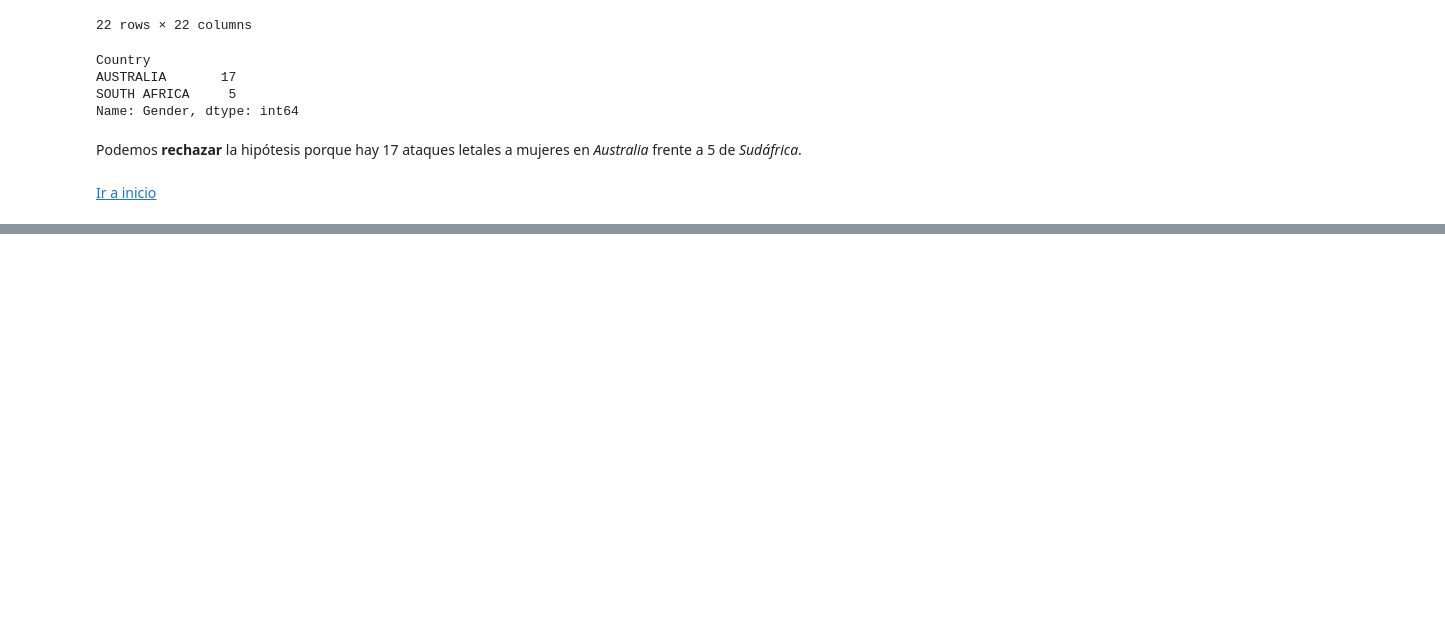
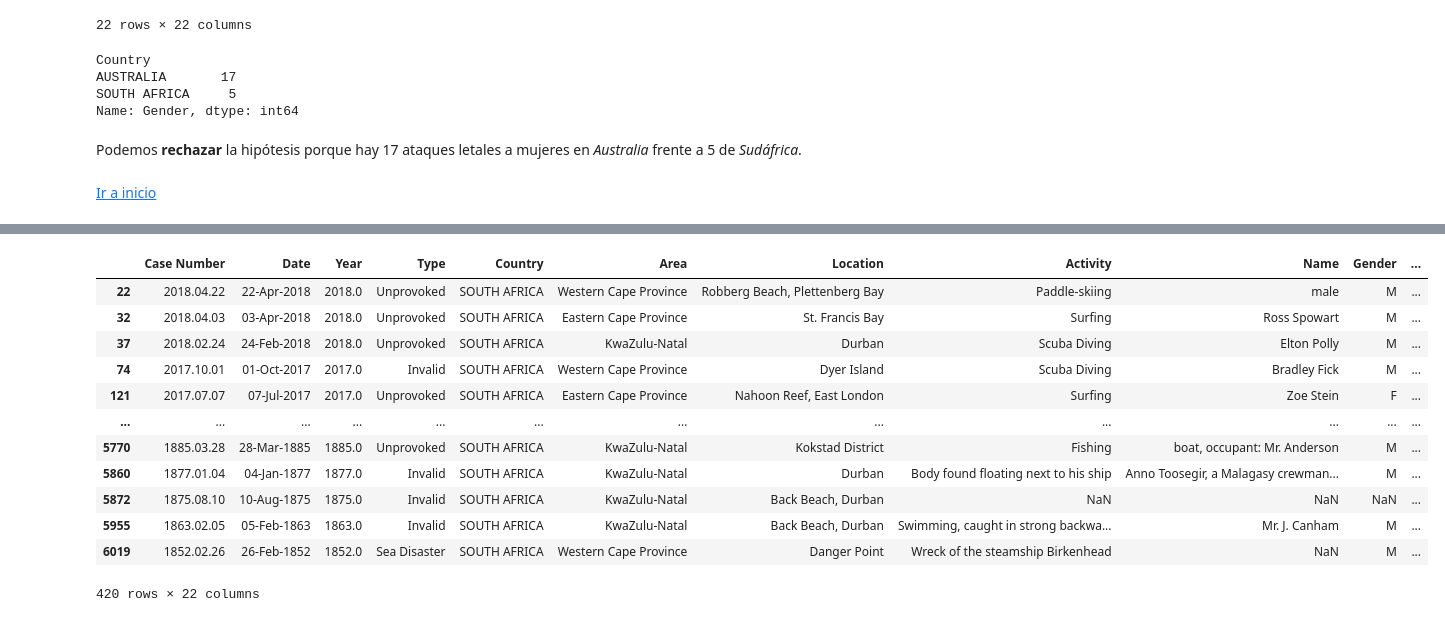
Before and after one commit to LuisARG/Sharks-mini-project, a Jupyter notebook: src/Sharks.ipynb, the cells around one changed output, grey strips where cells are left out. Saved outputs shown, nothing was run; the diff lists cells and outputs as text; code cells hidden in the pictures; blank space fills up the shorter version.

```diff
--- a/src/Sharks.ipynb
+++ b/src/Sharks.ipynb
@@ -1596,0 +1623,18 @@ Podemos **rechazar** la hipótesis porque hay 17 ataques letales a mujeres en *A
+# %%
+# Generar dataframe con observaciones de Sudáfrica
+sudafr_shark_attacks = shark_attacks_clean[(shark_attacks_clean['Country'] == 'SOUTH AFRICA') & sudafr_shark_attacks['Species'].notnull()]
+sudafr_shark_attacks
+# %% [output]
+|  | Case Number | Date | Year | Type | Country | Area | Location | Activity | Name | Gender | ... |
+| 22 | 2018.04.22 | 22-Apr-2018 | 2018.0 | Unprovoked | SOUTH AFRICA | Western Cape Province | Robberg Beach, Plettenberg Bay | Paddle-skiing | male | M | ... |
+| 32 | 2018.04.03 | 03-Apr-2018 | 2018.0 | Unprovoked | SOUTH AFRICA | Eastern Cape Province | St. Francis Bay | Surfing | Ross Spowart | M | ... |
+| 37 | 2018.02.24 | 24-Feb-2018 | 2018.0 | Unprovoked | SOUTH AFRICA | KwaZulu-Natal | Durban | Scuba Diving | Elton Polly | M | ... |
+| 74 | 2017.10.01 | 01-Oct-2017 | 2017.0 | Invalid | SOUTH AFRICA | Western Cape Province | Dyer Island | Scuba Diving | Bradley Fick | M | ... |
+| 121 | 2017.07.07 | 07-Jul-2017 | 2017.0 | Unprovoked | SOUTH AFRICA | Eastern Cape Province | Nahoon Reef, East London | Surfing | Zoe Stein | F | ... |
+| ... | ... | ... | ... | ... | ... | ... | ... | ... | ... | ... | ... |
+| 5770 | 1885.03.28 | 28-Mar-1885 | 1885.0 | Unprovoked | SOUTH AFRICA | KwaZulu-Natal | Kokstad District | Fishing | boat, occupant: Mr. Anderson | M | ... |
+| 5860 | 1877.01.04 | 04-Jan-1877 | 1877.0 | Invalid | SOUTH AFRICA | KwaZulu-Natal | Durban | Body found floating next to his ship | Anno Toosegir, a Malagasy crewman... | M | ... |
+| 5872 | 1875.08.10 | 10-Aug-1875 | 1875.0 | Invalid | SOUTH AFRICA | KwaZulu-Natal | Back Beach, Durban | NaN | NaN | NaN | ... |
+| 5955 | 1863.02.05 | 05-Feb-1863 | 1863.0 | Invalid | SOUTH AFRICA | KwaZulu-Natal | Back Beach, Durban | Swimming, caught in strong backwa... | Mr. J. Canham | M | ... |
+| 6019 | 1852.02.26 | 26-Feb-1852 | 1852.0 | Sea Disaster | SOUTH AFRICA | Western Cape Province | Danger Point | Wreck of the steamship Birkenhead | NaN | M | ... |
+420 rows × 22 columns
```
Also changed, not shown: parts of 130 cells of this notebook, 3 other files.
